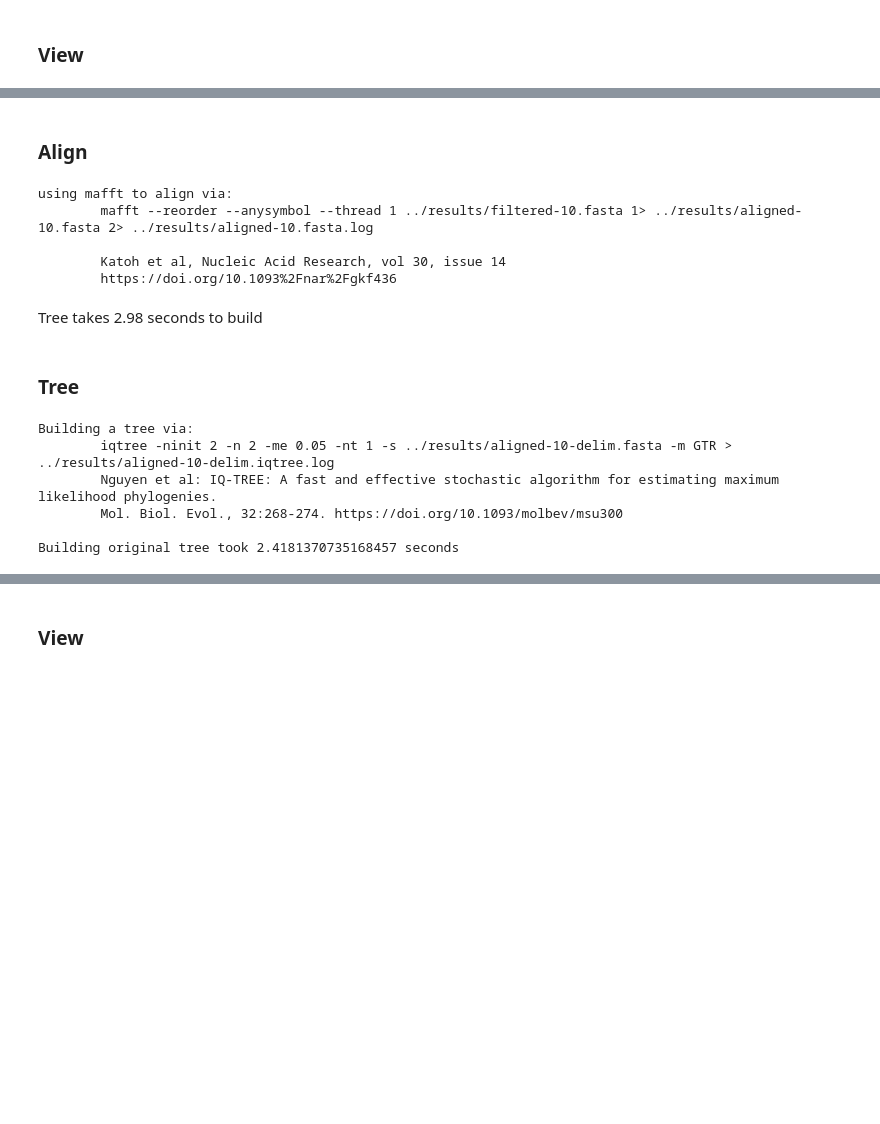
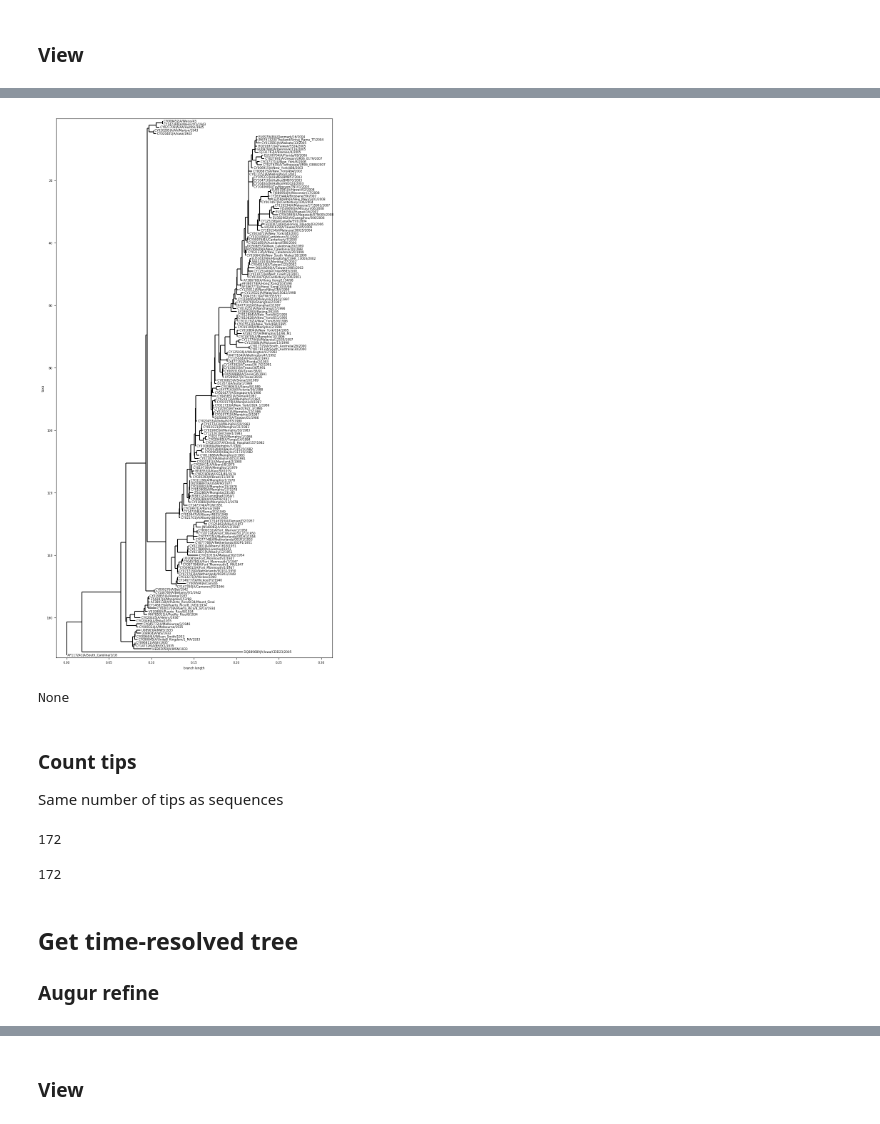
Before and after one commit to gboyle2/spatial_coupling, a Jupyter notebook: influenza-ha/analysis/influenza-A_HA_augur.ipynb, the cells around one changed output, grey strips where cells are left out. Drawn from its saved outputs; the diff is of its cells as text; code cells hidden in the pictures; blank space fills up the shorter version.

```diff
--- a/influenza-ha/analysis/influenza-A_HA_augur.ipynb
+++ b/influenza-ha/analysis/influenza-A_HA_augur.ipynb
@@ -326,27 +185,30 @@ Image("../results/2019-02-11_tree_raw-5.png")
-# %% [markdown]
-### Align
-# %%
-!augur align \
-  --sequences ../results/filtered-10.fasta \
-  --output ../results/aligned-10.fasta
-# %% [output]
-using mafft to align via:
-        mafft --reorder --anysymbol --thread 1 ../results/filtered-10.fasta 1> ../results/aligned-10.fasta 2> ../results/aligned-10.fasta.log
-
-        Katoh et al, Nucleic Acid Research, vol 30, issue 14
-        https://doi.org/10.1093%2Fnar%2Fgkf436
-# %% [markdown]
-Tree takes 2.98 seconds to build
-# %% [markdown]
-### Tree
-# %%
-!augur tree \
-  --alignment ../results/aligned-10.fasta \
-  --output ../results/tree_raw-10.nwk
-# %% [output]
-Building a tree via:
-        iqtree -ninit 2 -n 2 -me 0.05 -nt 1 -s ../results/aligned-10-delim.fasta -m GTR > ../results/aligned-10-delim.iqtree.log
-        Nguyen et al: IQ-TREE: A fast and effective stochastic algorithm for estimating maximum likelihood phylogenies.
-        Mol. Biol. Evol., 32:268-274. https://doi.org/10.1093/molbev/msu300
-
-Building original tree took 2.4181370735168457 seconds
+# %%
+tree = Phylo.read("../results/tree_raw-5.nwk", "newick")
+matplotlib.rc('font',size=6)
+fig = plt.figure(figsize=(10,20), dpi=100)
+axes=fig.add_subplot(1, 1, 1)
+tree.ladderize(reverse=True)
+tree.root_with_outgroup(outgroup_targets="AF117241|A/South_Carolina/1/18")
+print(Phylo.draw(tree, axes=axes))
+# %% [output]
+[figure, added]
+None
+# %% [markdown]
+### Count tips
+
+Same number of tips as sequences
+# %%
+tree.count_terminals()
+# %% [output]
+172
+# %%
+seqCount = []
+for record in SeqIO.parse("../results/filtered-5.fasta", "fasta"):
+    seqCount.append(record.seq)
+
+print(len(seqCount))
+# %% [output]
+172
+# %% [markdown]
+## Get time-resolved tree
+### Augur refine
```
Also changed, not shown: parts of 43 cells of this notebook, 20 other files.
